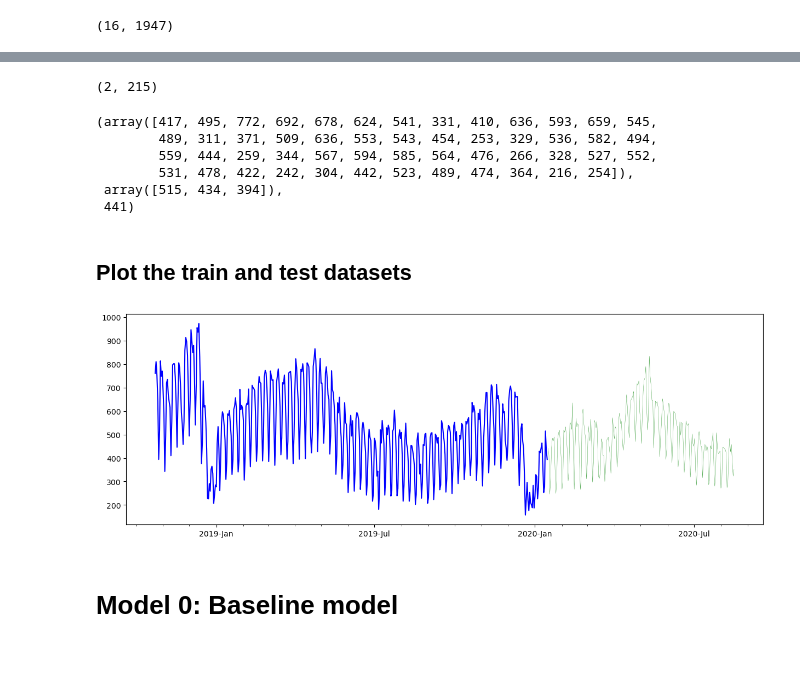
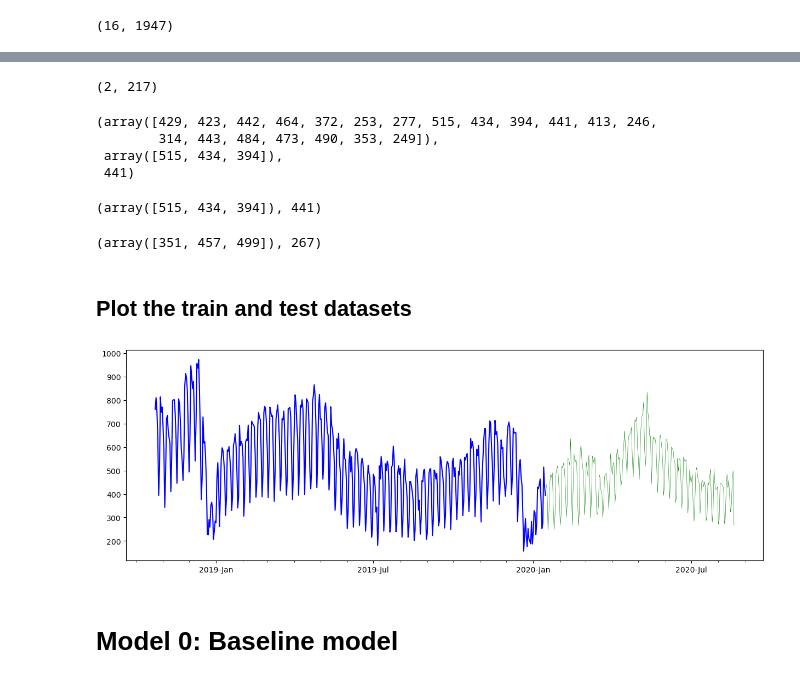
Before and after one commit to poolGolez/project-roosevelt, a Jupyter notebook: forecast-your-site-visits.ipynb, the cells around one changed output, grey strips where cells are left out. Saved outputs shown, nothing was run; the diff lists cells and outputs as text; code cells hidden in the pictures.

```diff
--- a/forecast-your-site-visits.ipynb
+++ b/forecast-your-site-visits.ipynb
@@ -10,6 +10,7 @@ FILE_LOCATION = '/kaggle/input/daily-website-visitors/daily-website-visitors.csv
 whole_dataset = pd.read_csv(FILE_LOCATION,
                             index_col='Date',
                             thousands=',')
+whole_dataset.index = pd.to_datetime(whole_dataset.index)
 whole_dataset
 # %% [output]
 |  | Row | Day | Day.Of.Week | Page.Loads | Unique.Visits | First.Time.Visits | Returning.Visits |
@@ -145,52 +143,59 @@ target_column[1700:1751].values, (list(train_dataset)[-1][0][-1].numpy(), list(t
  (array([277, 515, 434]), 394))
 # %%
-test_dataset = timeseries_dataset_from_array(target_column[:-WINDOW_SIZE],
-                                                 target_column[WINDOW_SIZE:],
-                                                 sequence_length=WINDOW_SIZE,
-                                                 start_index=TEST_DATA_BOUNDARY_INDEX - WINDOW_SIZE)
+test_dataset = timeseries_dataset_from_array(target_column[TEST_DATA_BOUNDARY_INDEX - WINDOW_SIZE:],
+                                                 target_column[TEST_DATA_BOUNDARY_INDEX:],
+                                                 sequence_length=WINDOW_SIZE
+                                            )
 len(test_dataset), len(list(test_dataset.unbatch()))
 # %% [output]
-(2, 215)
+(2, 217)
 # %%
-target_column[1700:1751].values, list(test_dataset)[0][0][0].numpy(), list(test_dataset)[0][1][0].numpy()
+target_column[TEST_DATA_BOUNDARY_INDEX-10:TEST_DATA_BOUNDARY_INDEX+10].values, list(test_dataset)[0][0][0].numpy(), list(test_dataset)[0][1][0].numpy()
 # %% [output]
-(array([417, 495, 772, 692, 678, 624, 541, 331, 410, 636, 593, 659, 545,
-        489, 311, 371, 509, 636, 553, 543, 454, 253, 329, 536, 582, 494,
-        559, 444, 259, 344, 567, 594, 585, 564, 476, 266, 328, 527, 552,
-        531, 478, 422, 242, 304, 442, 523, 489, 474, 364, 216, 254]),
+(array([429, 423, 442, 464, 372, 253, 277, 515, 434, 394, 441, 413, 246,
+        314, 443, 484, 473, 490, 353, 249]),
  array([515, 434, 394]),
  441)
+# %%
+# First point in test dataset
+list(test_dataset)[0][0][0].numpy(), list(test_dataset)[0][1][0].numpy()
+# %% [output]
+(array([515, 434, 394]), 441)
+# %%
+# Last point in test dataset
+list(test_dataset)[-1][0][-1].numpy(), list(test_dataset)[-1][1][-1].numpy()
+# %% [output]
+(array([351, 457, 499]), 267)
 # %% [markdown]
 ## Plot the train and test datasets
 # %%
 import numpy as np
 import matplotlib.dates as mdates
 
 def plot_time_series(predictions = None, start_index=1500):
     timesteps = pd.to_datetime(target_column.index)
 
     fig,ax = plt.subplots(1,figsize=(15,5))
     ax.xaxis.set_major_locator(mdates.MonthLocator(bymonth=(1, 7)))
     ax.xaxis.set_minor_locator(mdates.MonthLocator())
     ax.xaxis.set_major_formatter(mdates.DateFormatter('%Y-%b'))
 
-
     # Plot train dataset
     plt.plot(timesteps[start_index:TEST_DATA_BOUNDARY_INDEX], target_column[start_index:TEST_DATA_BOUNDARY_INDEX],
             color='blue')
     # Plot test dataset
-    plt.plot(timesteps[TEST_DATA_BOUNDARY_INDEX:-WINDOW_SIZE], target_column[TEST_DATA_BOUNDARY_INDEX:-WINDOW_SIZE],
-             color='green', linewidth=0.3, alpha=0.8)
+    plt.plot(timesteps[TEST_DATA_BOUNDARY_INDEX:], target_column[TEST_DATA_BOUNDARY_INDEX:],
+             color='green', linewidth=0.4)
 
     if predictions is not None:
-        pred_timesteps = timesteps[TEST_DATA_BOUNDARY_INDEX:-WINDOW_SIZE + 1]
+        pred_timesteps = timesteps[TEST_DATA_BOUNDARY_INDEX:]
         plt.plot(pred_timesteps, predictions, linewidth=0.4, color='red')
         plt.scatter(pred_timesteps, predictions, s=0.4, color='red')
 
 
 plot_time_series()
 # %% [output]
-[figure, old version]
+[figure, new version]
 # %% [markdown]
 # Model 0: Baseline model
 # %%
```
Also changed, not shown: parts of 49 cells of this notebook.
